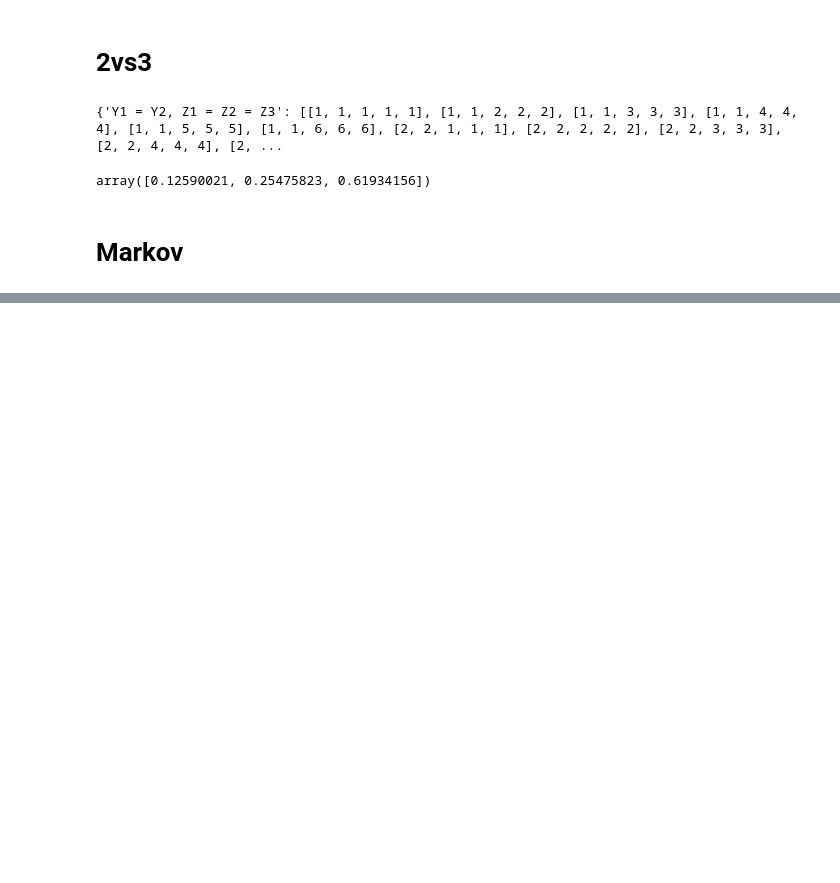
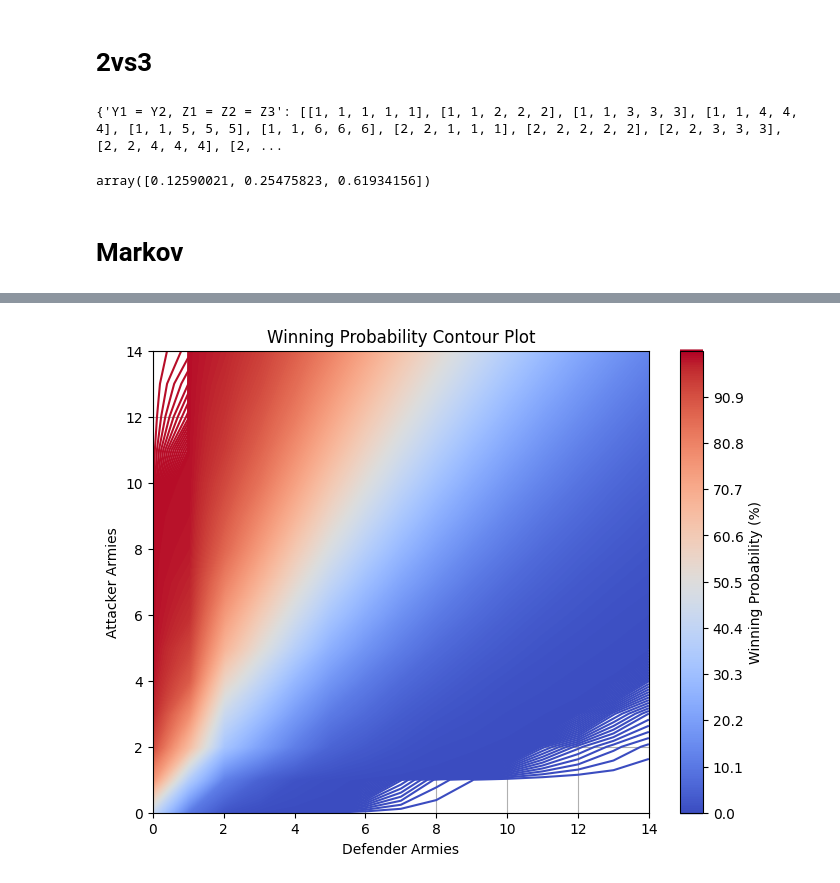
Before and after one commit to julianszere/TEG, a Jupyter notebook: TEG.ipynb, the cells around one changed output, grey strips where cells are left out. Drawn from its saved outputs; the diff is of its cells as text; code cells hidden in the pictures; blank space fills up the shorter version.

```diff
--- a/TEG.ipynb
+++ b/TEG.ipynb
@@ -502,0 +401,28 @@ getProbability(4,4,1)
+# %%
+def getMatrixQ(armies_attacker, armies_defender):
+    Q = np.zeros((armies_attacker * armies_defender, armies_attacker * armies_defender))
+    transient_states, _ = getStates(armies_attacker, armies_defender)
+
+    for i, transient_state_1 in enumerate(transient_states):
+        for j, transient_state_2 in enumerate(transient_states):
+            Q[i, j] = getMatrixEntries(transient_state_1, transient_state_2)
+    return Q
+# %%
+def getMatrixS(Q, R):
+    I = np.identity(Q.shape[0])
+    return np.matmul(np.linalg.inv(I - Q), R)
+# %%
+def calculateWiningProbability(armies_attacker, armies_defender):
+    Q = getMatrixQ(armies_attacker, armies_defender)
+    R = getMatrixR(armies_attacker, armies_defender)
+    S = getMatrixS(Q, R)
+    wining_probability = S[-1:][0][:armies_attacker].sum()
+    return wining_probability
+# %%
+armies_attacker = 30
+armies_defender = 30
+
+P = np.zeros((armies_attacker, armies_defender))
+for A in range(armies_attacker):
+    for D in range(armies_defender):
+        P[A, D] = calculateWiningProbability(A+1, D+1) * 100
@@ -502,0 +462,14 @@ getProbability(4,4,1)
+# %%
+plt.figure(figsize=(8, 6))
+plt.contour(P, levels=np.arange(0, 101, 0.01), cmap='coolwarm')
+plt.colorbar(label='Winning Probability (%)')
+
+# Add labels and title
+plt.xlabel('Defender Armies')
+plt.ylabel('Attacker Armies')
+plt.title('Winning Probability Contour Plot')
+
+plt.grid(True)
+plt.show()
+# %% [output]
+[figure, added]
```
Also changed, not shown: parts of 21 cells of this notebook.
